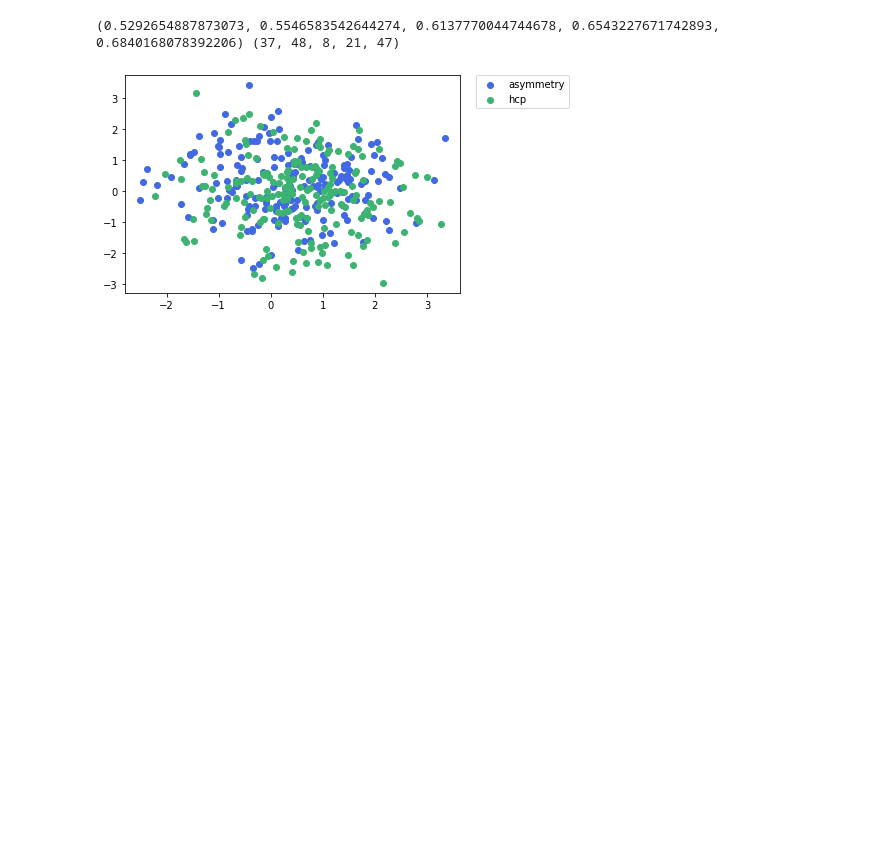
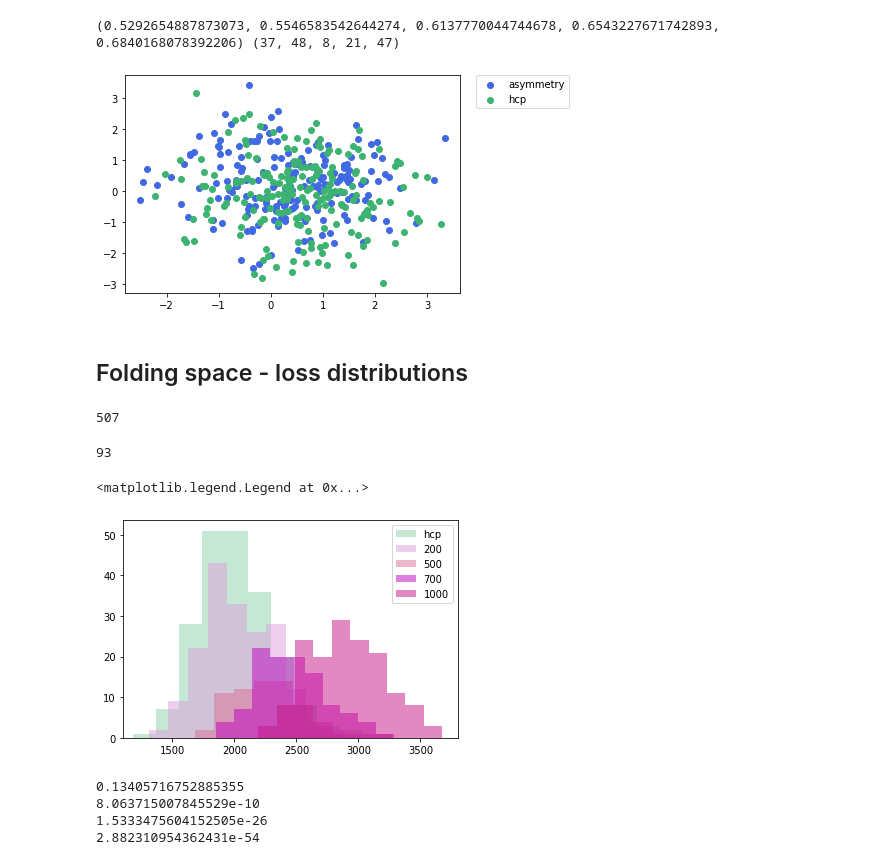
Before and after one commit to neurospin-projects/2022_lguillon_rare_folding_detection, a Jupyter notebook: notebooks/benchmarks_analysis.ipynb, the cells around one changed output. Drawn from its saved outputs; the diff is of its cells as text; code cells hidden in the pictures; blank space fills up the shorter version.

Commit message:
benchmark assessment on the folding space

```diff
--- a/notebooks/benchmarks_analysis.ipynb
+++ b/notebooks/benchmarks_analysis.ipynb
@@ -153,6 +153,7 @@ df_encoded_deletion['loss'] = losses_deletion['200'] + losses_deletion['500'] +
 df_encoded_deletion['recon'] = recon_deletion['200'] + recon_deletion['500'] +recon_deletion['700'] + recon_deletion['1000']
 df_encoded_deletion['input'] = input_deletion['200'] + input_deletion['500'] + input_deletion['700'] + input_deletion['1000']
 df_encoded_deletion['sub'] = list(filenames_200) + list(filenames_500) + list(filenames_700) + list(filenames_1000)
+df_encoded_deletion['group'] = ['200' for k in range(len(list(filenames_200)))] + ['500' for k in range(len(list(filenames_500)))] + ['700' for k in range(len(list(filenames_700)))] + ['1000' for k in range(len(list(filenames_1000)))]
 # %%
 deletion_200 = pd.DataFrame()
 deletion_200['latent'] = encoded_deletion['200']
@@ -1561,3 +1562,39 @@ plt.legend(bbox_to_anchor=(1.05, 1), loc='upper left', borderaxespad=0.)
 plt.show()
 # %% [output]
 [figure]
+# %% [markdown]
+## Folding space - loss distributions
+# %%
+len(df_encoded_deletion)
+# %% [output]
+507
+# %%
+len(df_encoded_200_X)
+# %% [output]
+93
+# %%
+plt.subplot()
+plt.xlim([1100, 3800])
+plt.hist(df_encoded_hcp.loss, color='mediumseagreen', alpha=0.3, label='hcp')
+plt.hist(df_encoded_deletion[df_encoded_deletion.group=='200'].loss, color='plum', alpha=0.5, label='200')
+plt.hist(df_encoded_deletion[df_encoded_deletion.group=='500'].loss, color='palevioletred', alpha=0.5, label='500')
+plt.hist(df_encoded_deletion[df_encoded_deletion.group=='700'].loss, color='m', alpha=0.5, label='700')
+plt.hist(df_encoded_deletion[df_encoded_deletion.group=='1000'].loss, color='mediumvioletred', alpha=0.5, label='1000')
+plt.legend()
+# %% [output]
+<matplotlib.legend.Legend at 0x...>
+[figure, added]
+# %%
+F,p = mannwhitneyu(df_encoded_hcp.loss, df_encoded_deletion[df_encoded_deletion.group=='200'].loss)
+print(p)
+F,p = mannwhitneyu(df_encoded_hcp.loss, df_encoded_deletion[df_encoded_deletion.group=='500'].loss)
+print(p)
+F,p = mannwhitneyu(df_encoded_hcp.loss, df_encoded_deletion[df_encoded_deletion.group=='700'].loss)
+print(p)
+F,p = mannwhitneyu(df_encoded_hcp.loss, df_encoded_deletion[df_encoded_deletion.group=='1000'].loss)
+print(p)
+# %% [output]
+0.13405716752885355
+8.063715007845529e-10
+1.5333475604152505e-26
+2.882310954362431e-54
```
Also changed, not shown: parts of 27 cells of this notebook.
